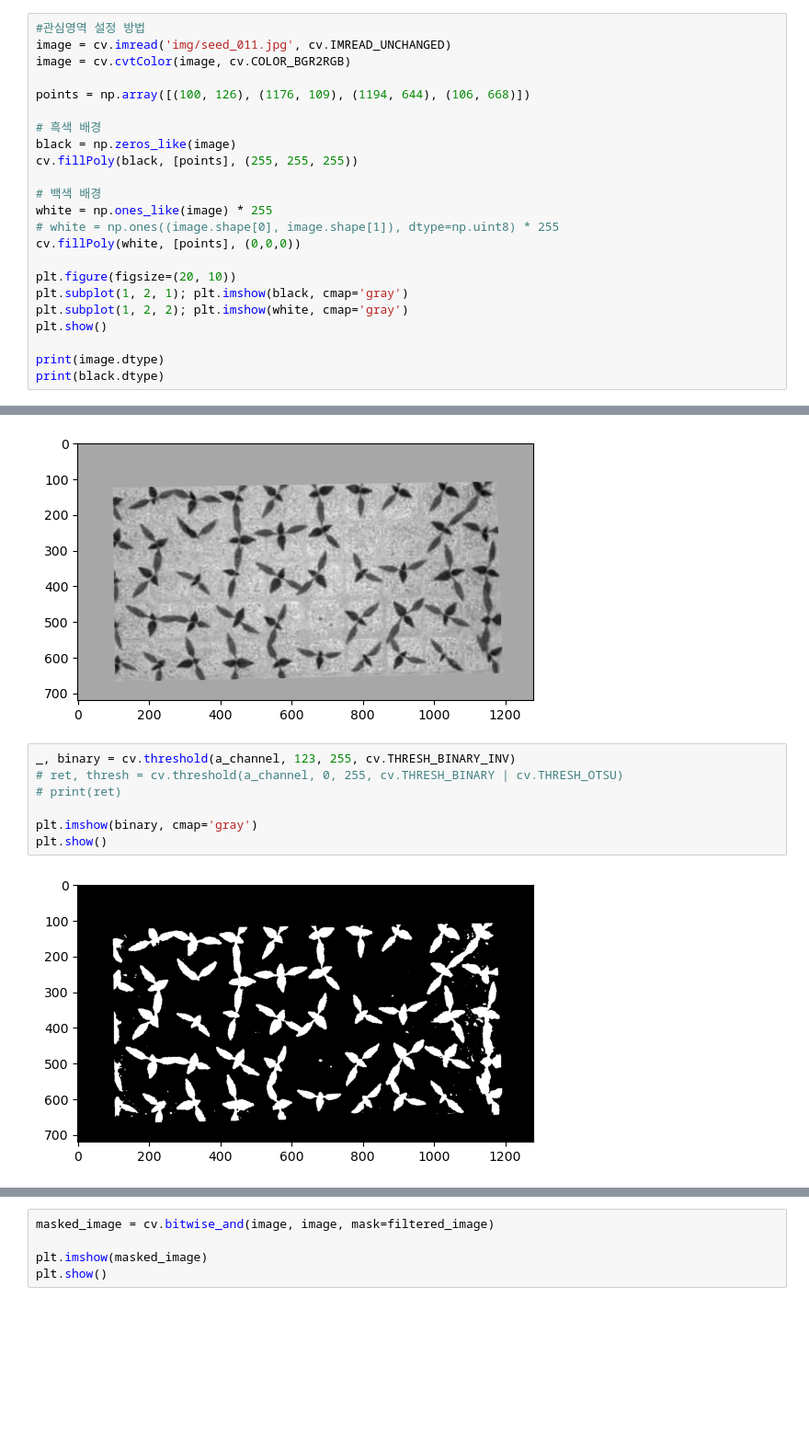
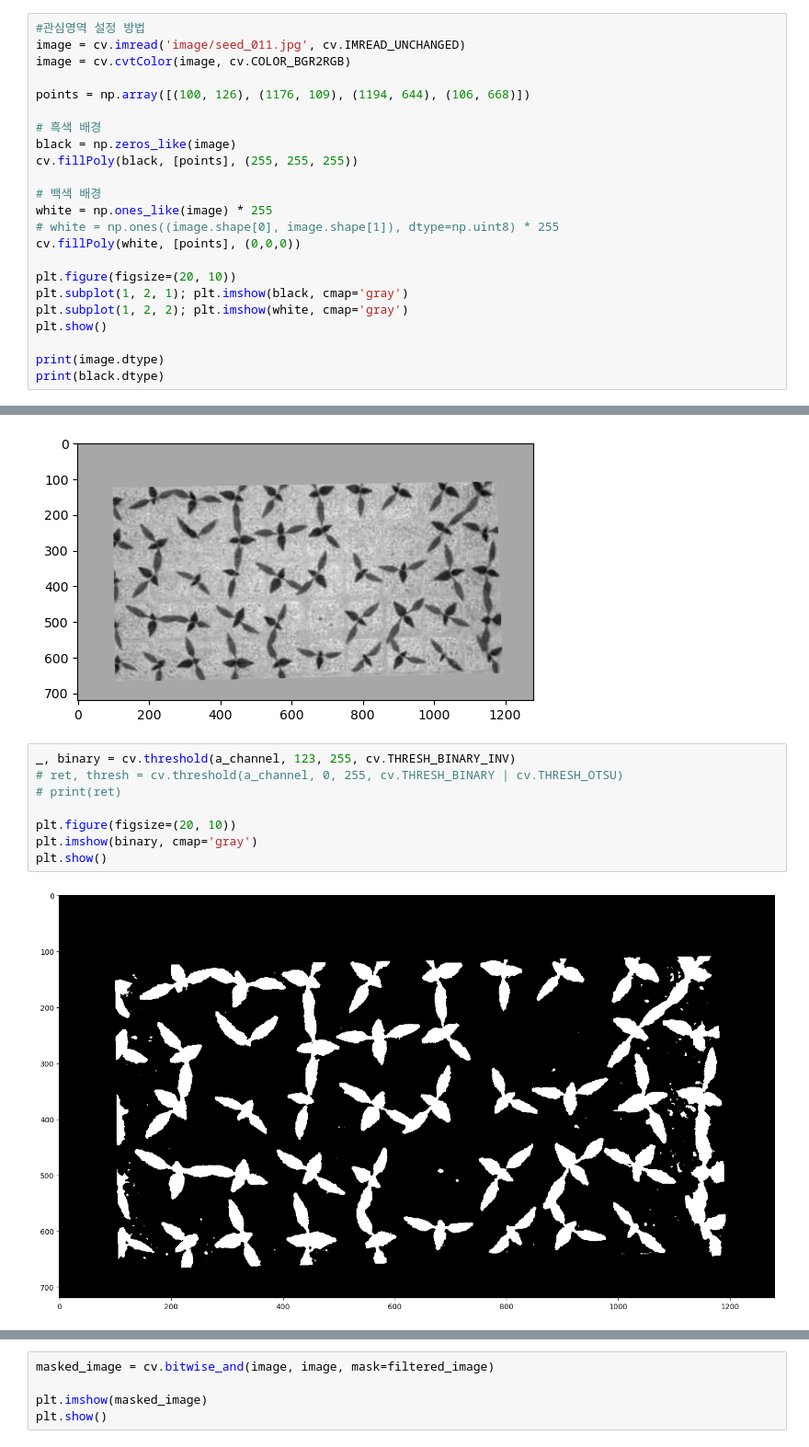
Before and after one commit to DevRyuu/OpenCV, a Jupyter notebook: image.ipynb, the cells around one changed output, grey strips where cells are left out. Shown at 92% size. Saved outputs shown, nothing was run; the diff lists cells and outputs as text; blank space fills up the shorter version.

```diff
--- a/image.ipynb
+++ b/image.ipynb
@@ -11,6 +11,6 @@ working_dir
 # %%
 #관심영역 설정 방법
-image = cv.imread('img/seed_011.jpg', cv.IMREAD_UNCHANGED)
+image = cv.imread('image/seed_011.jpg', cv.IMREAD_UNCHANGED)
 image = cv.cvtColor(image, cv.COLOR_BGR2RGB)
 
 points = np.array([(100, 126), (1176, 109), (1194, 644), (106, 668)])
@@ -62,9 +62,10 @@ plt.show()
 # %%
 _, binary = cv.threshold(a_channel, 123, 255, cv.THRESH_BINARY_INV)
 # ret, thresh = cv.threshold(a_channel, 0, 255, cv.THRESH_BINARY | cv.THRESH_OTSU)
 # print(ret)
 
+plt.figure(figsize=(20, 10))
 plt.imshow(binary, cmap='gray')
 plt.show()
 # %% [output]
-[figure, old version]
+[figure, new version]
```
Also changed, not shown: parts of 5 cells of this notebook, 7 other files.
